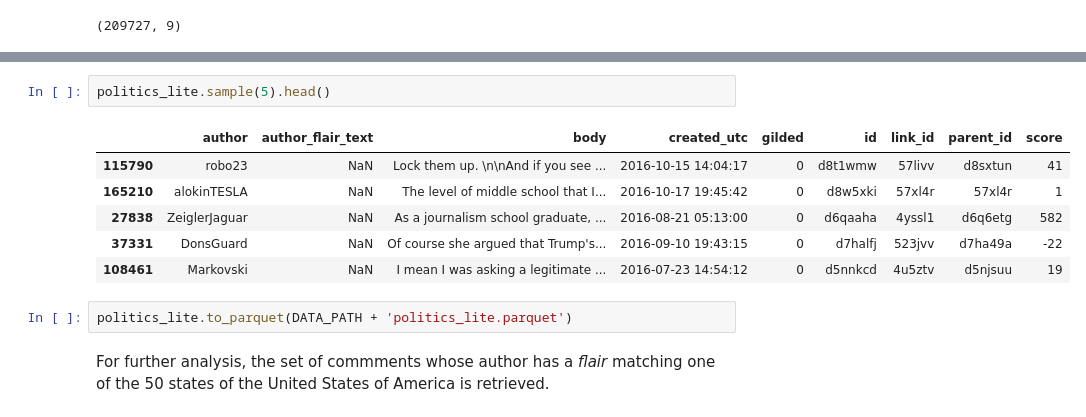
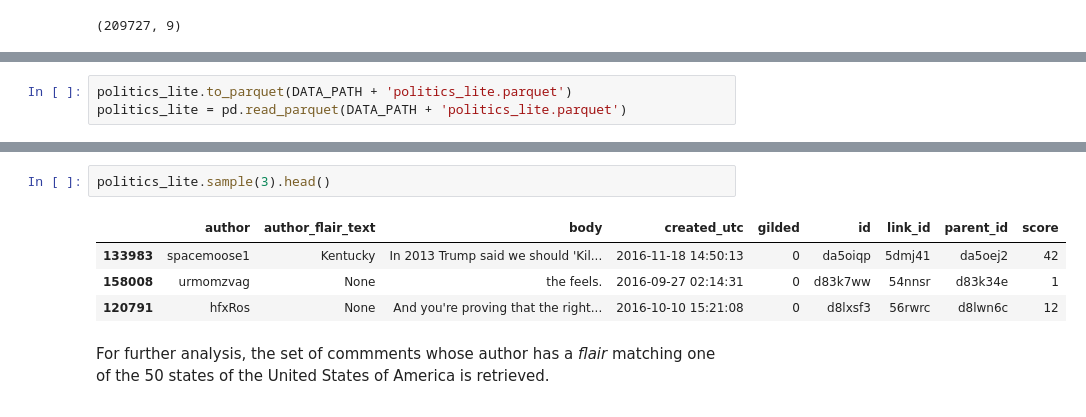
Before and after one commit to arthishow/Project, a Jupyter notebook: Final project.ipynb, the cells around one changed output, grey strips where cells are left out. Drawn from its saved outputs; the diff is of its cells as text.

```diff
--- a/Final project.ipynb
+++ b/Final project.ipynb
@@ -163,0 +191,3 @@ politics_lite.shape
+# %%
+politics_lite.to_parquet(DATA_PATH + 'politics_lite.parquet')
+politics_lite = pd.read_parquet(DATA_PATH + 'politics_lite.parquet')
@@ -164,14 +199,10 @@ politics_lite.shape
 # %%
-politics_lite.sample(5).head()
+politics_lite.sample(3).head()
 # %% [output]
 |  | author | author_flair_text | body | created_utc | gilded | id | link_id | parent_id | score |
-| 115790 | robo23 | NaN | Lock them up. \n\nAnd if you see ... | 2016-10-15 14:04:17 | 0 | d8t1wmw | 57livv | d8sxtun | 41 |
-| 165210 | alokinTESLA | NaN | The level of middle school that I... | 2016-10-17 19:45:42 | 0 | d8w5xki | 57xl4r | 57xl4r | 1 |
-| 27838 | ZeiglerJaguar | NaN | As a journalism school graduate, ... | 2016-08-21 05:13:00 | 0 | d6qaaha | 4yssl1 | d6q6etg | 582 |
-| 37331 | DonsGuard | NaN | Of course she argued that Trump's... | 2016-09-10 19:43:15 | 0 | d7halfj | 523jvv | d7ha49a | -22 |
-| 108461 | Markovski | NaN | I mean I was asking a legitimate ... | 2016-07-23 14:54:12 | 0 | d5nnkcd | 4u5ztv | d5njsuu | 19 |
+| 133983 | spacemoose1 | Kentucky | In 2013 Trump said we should 'Kil... | 2016-11-18 14:50:13 | 0 | da5oiqp | 5dmj41 | da5oej2 | 42 |
+| 158008 | urmomzvag | None | the feels. | 2016-09-27 02:14:31 | 0 | d83k7ww | 54nnsr | d83k34e | 1 |
+| 120791 | hfxRos | None | And you're proving that the right... | 2016-10-10 15:21:08 | 0 | d8lxsf3 | 56rwrc | d8lwn6c | 12 |
-# %%
-politics_lite.to_parquet(DATA_PATH + 'politics_lite.parquet')
 # %% [markdown]
 For further analysis, the set of commments whose author has a *flair* matching one of the 50 states of the United States of America is retrieved.
 # %%
```
Also changed, not shown: parts of 50 cells of this notebook.
